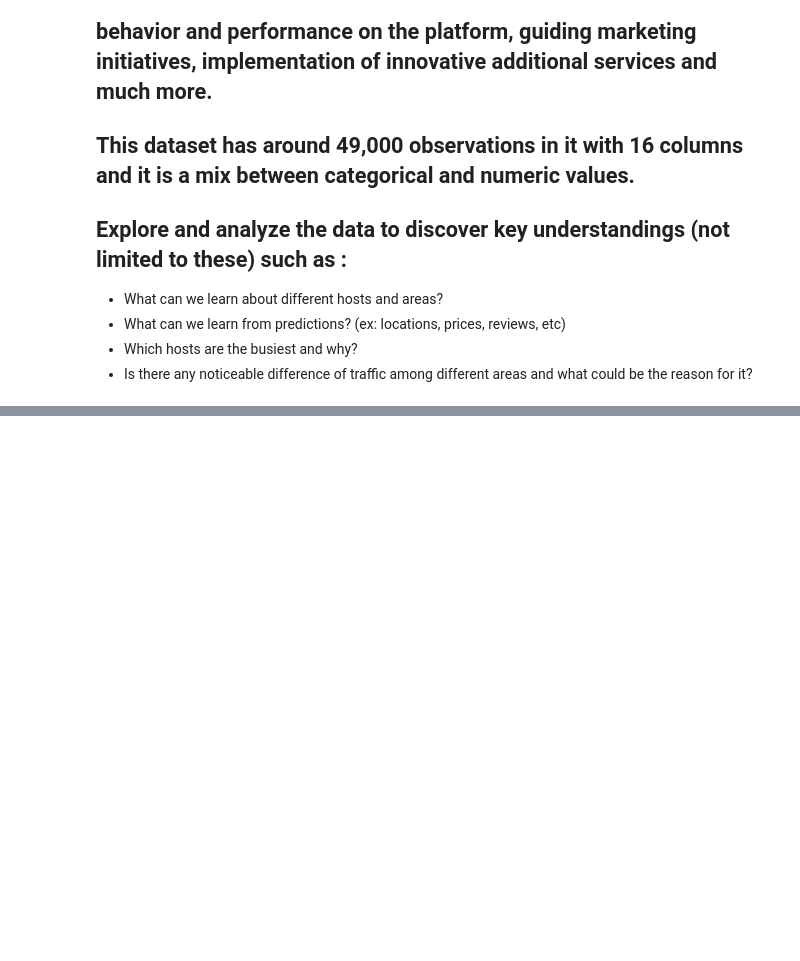
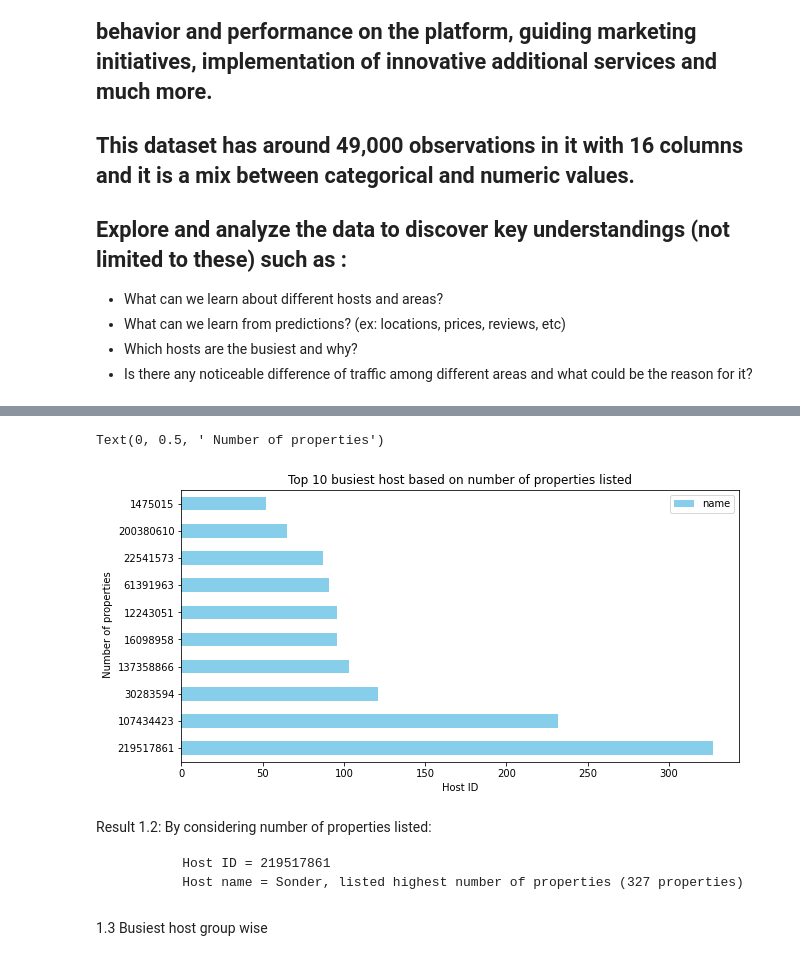
Before and after one commit to osama-ansari140/Airbnb_NYC_Data_Analysis, a Jupyter notebook: Osama_Ansari_Airbnb_Bookings_Analysis_Capstone_Project.ipynb, the cells around one changed output, grey strips where cells are left out. Cells and saved outputs as stored; diff of their text form; code cells hidden in the pictures; blank space fills up the shorter version.

```diff
--- a/Osama_Ansari_Airbnb_Bookings_Analysis_Capstone_Project.ipynb
+++ b/Osama_Ansari_Airbnb_Bookings_Analysis_Capstone_Project.ipynb
@@ -364,0 +174,10 @@ memory usage: 6.0+ MB
+# %%
+#Grouping the host_id and name of property to obatin number of properties listed by perticular owner(host)
+busy_host3=df.groupby("host_id")["name"].count().sort_values(ascending=False).reset_index()
+
+#Grouping the host id to obatin the host name
+owner_name=df.groupby("host_id")["host_name"].unique().reset_index()
+
+#Now merge both above dataframe to obtain the top 10 host of higher number of properties listed
+busy_host_id3=pd.merge(busy_host3,owner_name, on="host_id", how="left").set_index("host_id").iloc[0:10]
+busy_host_id3
@@ -364,0 +197,18 @@ memory usage: 6.0+ MB
+# %%
+# Now plot the above result using horizontal bar
+plt.rcParams['figure.figsize'] = (10, 5)      # defining the size of the graph
+
+busy_host_id3.plot.barh(color="skyblue")
+plt.title("Top 10 busiest host based on number of properties listed")
+plt.xlabel("Host ID")
+plt.ylabel(" Number of properties")
+# %% [output]
+Text(0, 0.5, ' Number of properties')
+[figure, added]
+# %% [markdown]
+Result 1.2: By considering number of properties listed:
+
+             Host ID = 219517861
+             Host name = Sonder, listed highest number of properties (327 properties)
+# %% [markdown]
+1.3 Busiest host group wise
```
Also changed, not shown: parts of 102 cells of this notebook.
